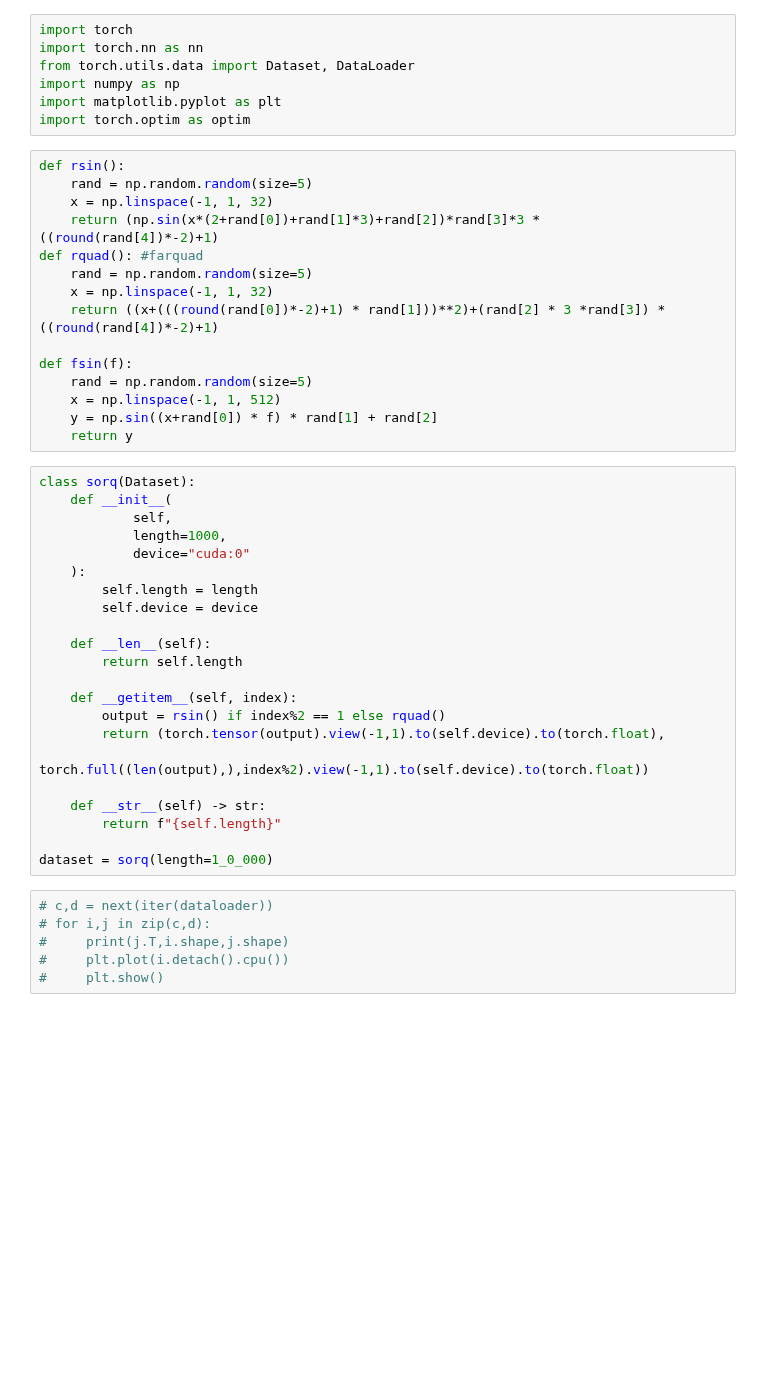
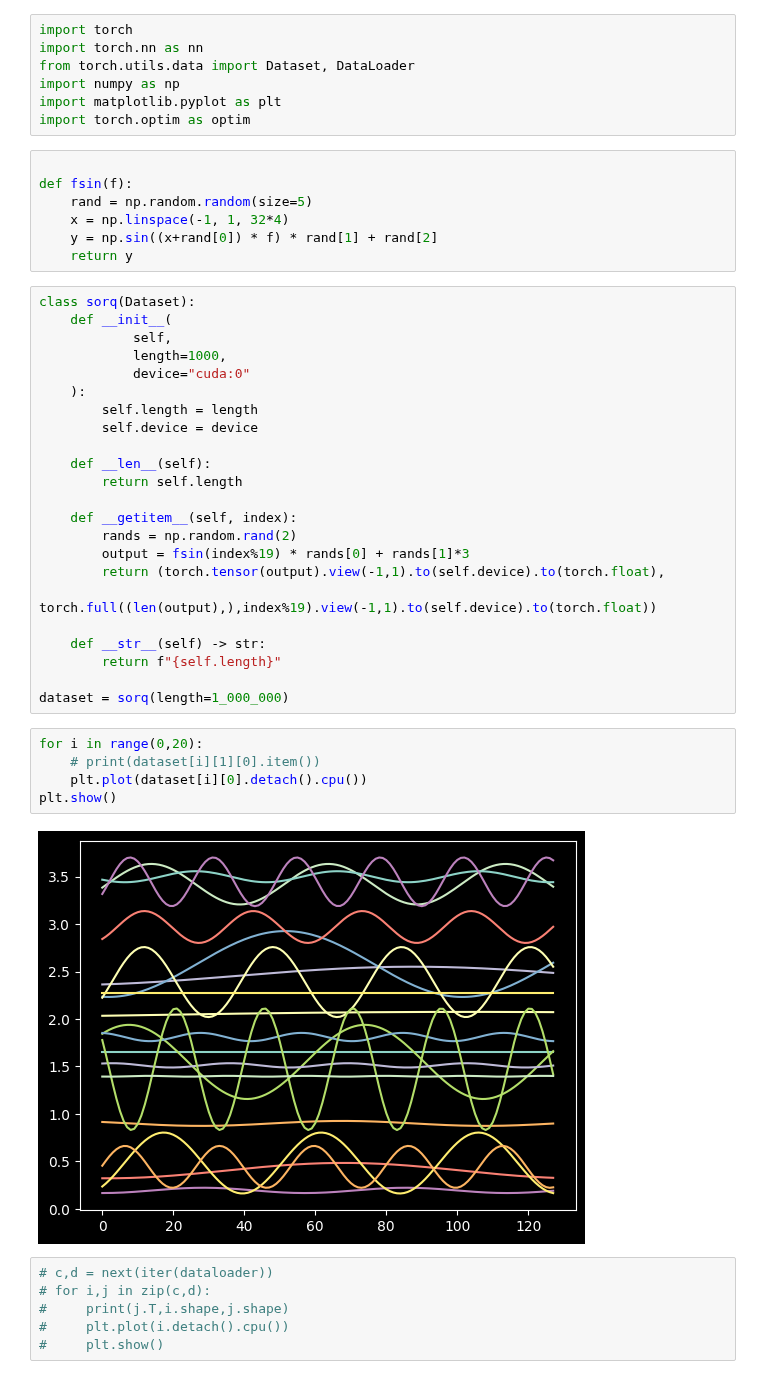
Before and after one commit to aashraychegu/testing_grounds, a Jupyter notebook: lstmgan.ipynb, the cells around one changed output. Drawn from its saved outputs; the diff is of its cells as text; blank space fills up the shorter version.

```diff
--- a/lstmgan.ipynb
+++ b/lstmgan.ipynb
@@ -5,21 +5,13 @@ from torch.utils.data import Dataset, DataLoader
 import numpy as np
 import matplotlib.pyplot as plt
 import torch.optim as optim
-# %%
-def rsin():
-    rand = np.random.random(size=5)
-    x = np.linspace(-1, 1, 32)
-    return (np.sin(x*(2+rand[0])+rand[1]*3)+rand[2])*rand[3]*3 * ((round(rand[4])*-2)+1)
-def rquad(): #farquad
-    rand = np.random.random(size=5)
-    x = np.linspace(-1, 1, 32)
-    return ((x+(((round(rand[0])*-2)+1) * rand[1]))**2)+(rand[2] * 3 *rand[3]) * ((round(rand[4])*-2)+1)
-
-def fsin(f):
-    rand = np.random.random(size=5)
-    x = np.linspace(-1, 1, 512)
-    y = np.sin((x+rand[0]) * f) * rand[1] + rand[2]
-    return y
+# %%
+
+def fsin(f):
+    rand = np.random.random(size=5)
+    x = np.linspace(-1, 1, 32*4)
+    y = np.sin((x+rand[0]) * f) * rand[1] + rand[2]
+    return y
 # %%
 class sorq(Dataset):
     def __init__(
@@ -34,14 +26,22 @@ class sorq(Dataset):
         return self.length
 
     def __getitem__(self, index):
-        output = rsin() if index%2 == 1 else rquad()
+        rands = np.random.rand(2)
+        output = fsin(index%19) * rands[0] + rands[1]*3
         return (torch.tensor(output).view(-1,1).to(self.device).to(torch.float),
-                torch.full((len(output),),index%2).view(-1,1).to(self.device).to(torch.float))
+                torch.full((len(output),),index%19).view(-1,1).to(self.device).to(torch.float))
 
     def __str__(self) -> str:
         return f"{self.length}"
 
-dataset = sorq(length=1_0_000)
+dataset = sorq(length=1_000_000)
+# %%
+for i in range(0,20):
+    # print(dataset[i][1][0].item())
+    plt.plot(dataset[i][0].detach().cpu())
+plt.show()
+# %% [output]
+[figure, added]
 # %%
 # c,d = next(iter(dataloader))
 # for i,j in zip(c,d):
```
Also changed, not shown: parts of 7 cells of this notebook.
